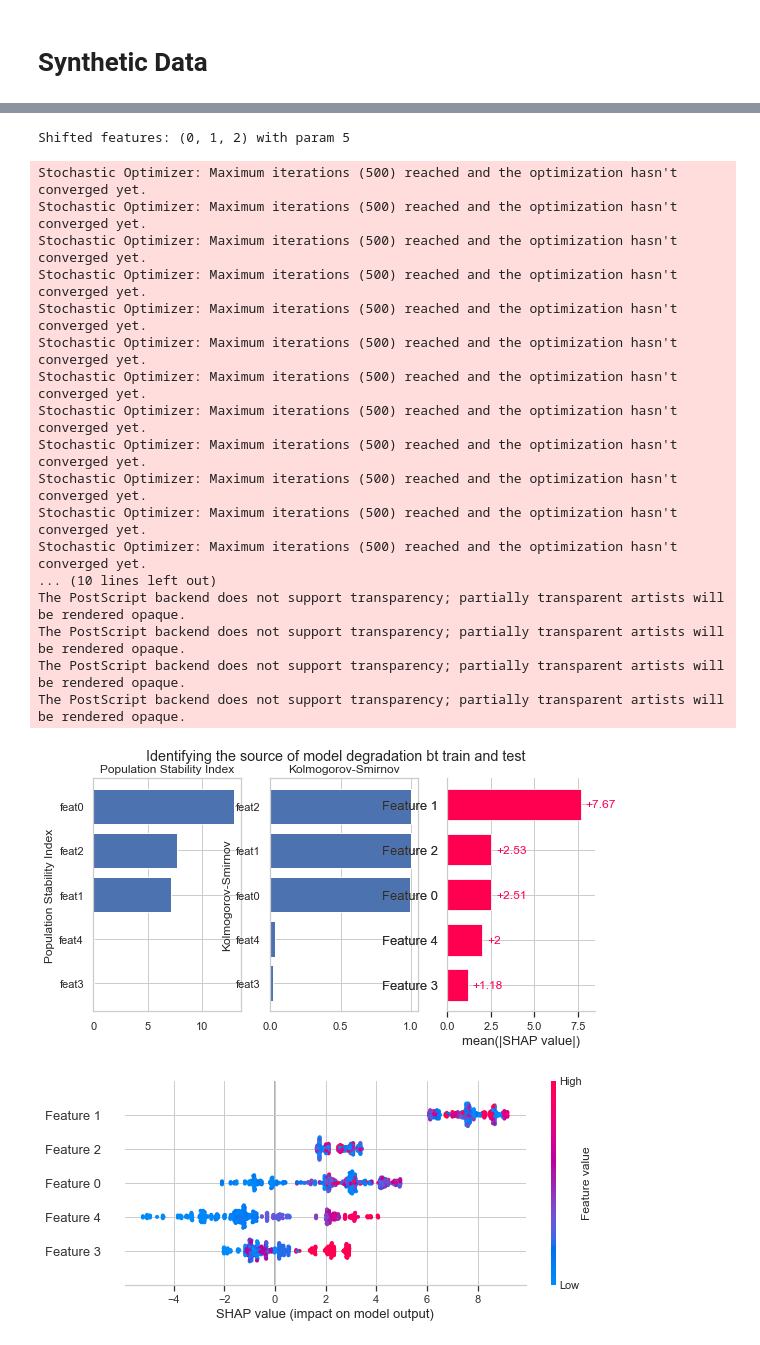
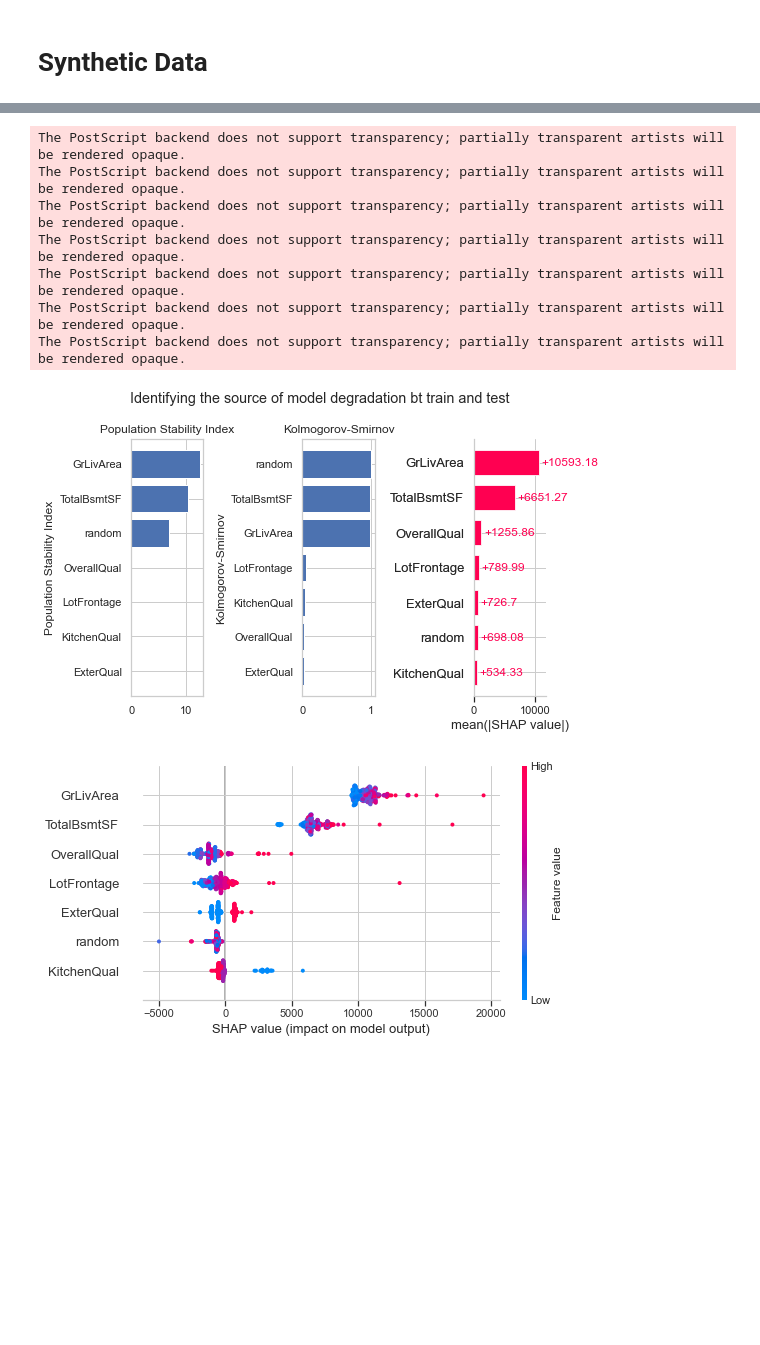
Before and after one commit to cmougan/MonitoringUncertainty, a Jupyter notebook: xAIUncertainty.ipynb, the cells around one changed output, grey strips where cells are left out. Cells and saved outputs as stored; diff of their text form; code cells hidden in the pictures; blank space fills up the shorter version.

```diff
--- a/xAIUncertainty.ipynb
+++ b/xAIUncertainty.ipynb
@@ -75,0 +76,6 @@ dataset_classes = [
+# %%
+df = pd.read_csv("data/trainclean.csv")
+df = df.drop(columns="Id")
+
+df["random"] = np.random.random(df.shape[0])
+df["random"].mean()
@@ -75,0 +84,14 @@ dataset_classes = [
+# %%
+df = df[
+    [
+        "OverallQual",
+        "GrLivArea",
+        "TotalBsmtSF",
+        "ExterQual",
+        "KitchenQual",
+        "LotFrontage",
+        #"LotArea",
+        "SalePrice",
+        "random",
+    ]
+]
@@ -75,0 +124,3 @@ dataset_classes = [
+# %%
+y = df["SalePrice"]
+X = df.drop(columns="SalePrice")._get_numeric_data()
@@ -204,13 +239,10 @@ def explainability_plot(
 # %%
-for data in dataset_classes:
-    explainability_plot(
-        dataset=data,
+explainability_plot(
+        dataset=df,
         base_regressor=MLPRegressor,
-        explainer=XGBRegressor,
         shift_param=5,
         n_boots=20,
         test_size=0.3,
-        different_feature=4,
-        max_iter=500
+        max_iter=100
     )
 # %% [output]
@@ -234,20 +250,9 @@ Stochastic Optimizer: Maximum iterations (500) reached and the optimization hasn
-Shifted features: (0, 1, 2) with param 5
+The PostScript backend does not support transparency; partially transparent artists will be rendered opaque.
+The PostScript backend does not support transparency; partially transparent artists will be rendered opaque.
+The PostScript backend does not support transparency; partially transparent artists will be rendered opaque.
+The PostScript backend does not support transparency; partially transparent artists will be rendered opaque.
+The PostScript backend does not support transparency; partially transparent artists will be rendered opaque.
+The PostScript backend does not support transparency; partially transparent artists will be rendered opaque.
+The PostScript backend does not support transparency; partially transparent artists will be rendered opaque.
-Stochastic Optimizer: Maximum iterations (500) reached and the optimization hasn't converged yet.
-Stochastic Optimizer: Maximum iterations (500) reached and the optimization hasn't converged yet.
-Stochastic Optimizer: Maximum iterations (500) reached and the optimization hasn't converged yet.
-Stochastic Optimizer: Maximum iterations (500) reached and the optimization hasn't converged yet.
-Stochastic Optimizer: Maximum iterations (500) reached and the optimization hasn't converged yet.
-Stochastic Optimizer: Maximum iterations (500) reached and the optimization hasn't converged yet.
-Stochastic Optimizer: Maximum iterations (500) reached and the optimization hasn't converged yet.
-Stochastic Optimizer: Maximum iterations (500) reached and the optimization hasn't converged yet.
-Stochastic Optimizer: Maximum iterations (500) reached and the optimization hasn't converged yet.
-Stochastic Optimizer: Maximum iterations (500) reached and the optimization hasn't converged yet.
-Stochastic Optimizer: Maximum iterations (500) reached and the optimization hasn't converged yet.
-Stochastic Optimizer: Maximum iterations (500) reached and the optimization hasn't converged yet.
-... (10 lines left out)
-The PostScript backend does not support transparency; partially transparent artists will be rendered opaque.
-The PostScript backend does not support transparency; partially transparent artists will be rendered opaque.
-The PostScript backend does not support transparency; partially transparent artists will be rendered opaque.
-The PostScript backend does not support transparency; partially transparent artists will be rendered opaque.
-[figure, old version]
+[figure, new version]
-[figure, old version]
+[figure, new version]
```
Also changed, not shown: parts of 38 cells of this notebook, 3 other files.
